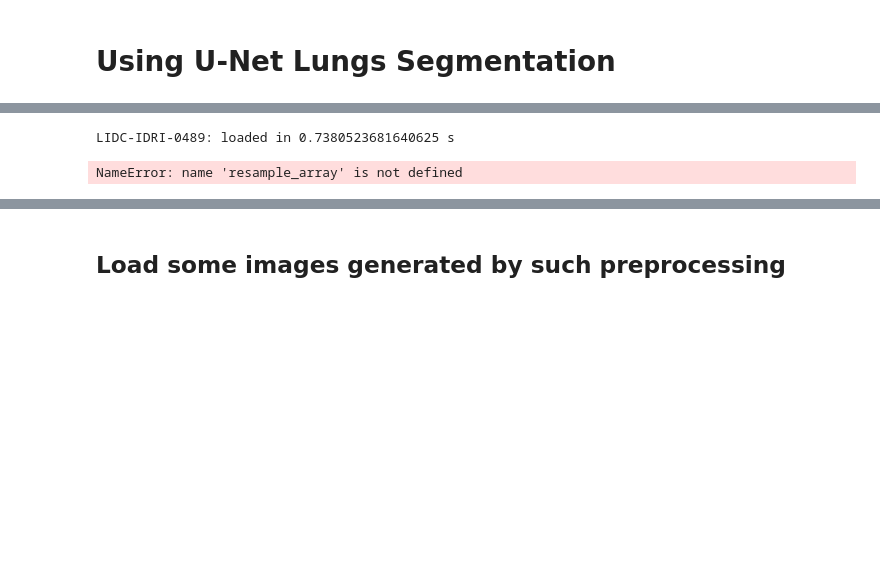
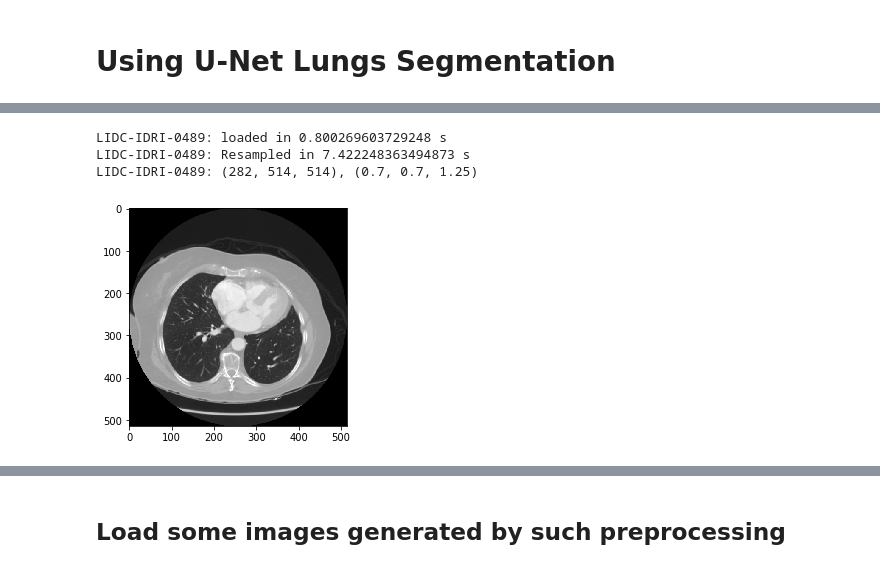
Before and after one commit to NoeSamaille/medical-detection-toolkit, a Jupyter notebook: experiments/lidc_exp/preprocessing.ipynb, the cells around one changed output, grey strips where cells are left out. Cells and saved outputs as stored; diff of their text form; code cells hidden in the pictures; blank space fills up the shorter version.

```diff
--- a/experiments/lidc_exp/preprocessing.ipynb
+++ b/experiments/lidc_exp/preprocessing.ipynb
@@ -118,32 +120,39 @@ from data import utils as data_utils
 # %%
 start_time = time.time()
 pid = 'LIDC-IDRI-0489'
 path = f'/wmlce/data/medical-datasets/MDT-LIDC-IDRI/NRRDs/{pid}'
 target_spacing = (0.7, 0.7, 1.25)
 remote_server_uri = "http://mlflow.10.7.13.202.nip.io/"
 mlflow.set_tracking_uri(remote_server_uri)
 h = 150
 
 # Load scan
 img = sitk.ReadImage(os.path.join(path, '{}_CT.nrrd'.format(pid)))
 original_spacing = np.array(img.GetSpacing())
 img_arr = sitk.GetArrayFromImage(img)
 ls_img_arr = np.copy(img_arr)
 
+
 load_time = time.time()
 print(f'{pid}: loaded in {load_time - start_time} s')
 
-# Resample
+# Resample and Normalize
 img_arr = resample_array(img_arr, img.GetSpacing(), target_spacing)
+lum_img_arr = np.copy(img_arr)
+img_arr = np.clip(img_arr, -1200, 600)
+img_arr = img_arr.astype(np.float32)
+img_arr = (img_arr - np.mean(img_arr)) / np.std(img_arr).astype(np.float16)
 
 norm_time = time.time()
 print(f'{pid}: Resampled in {norm_time - load_time} s')
 print(f'{pid}: {img_arr.shape}, {target_spacing}')
 plt.imshow(img_arr[h], cmap=plt.cm.gray)
 plt.show()
 # %% [output]
-LIDC-IDRI-0489: loaded in 0.7380523681640625 s
+LIDC-IDRI-0489: loaded in 0.800269603729248 s
+LIDC-IDRI-0489: Resampled in 7.422248363494873 s
+LIDC-IDRI-0489: (282, 514, 514), (0.7, 0.7, 1.25)
-NameError: name 'resample_array' is not defined
+[figure, added]
 # %%
 # Compute lungs mask
 model_name = "2-lungs-segmentation"
```
Also changed, not shown: parts of 7 cells of this notebook, 3 other files.
